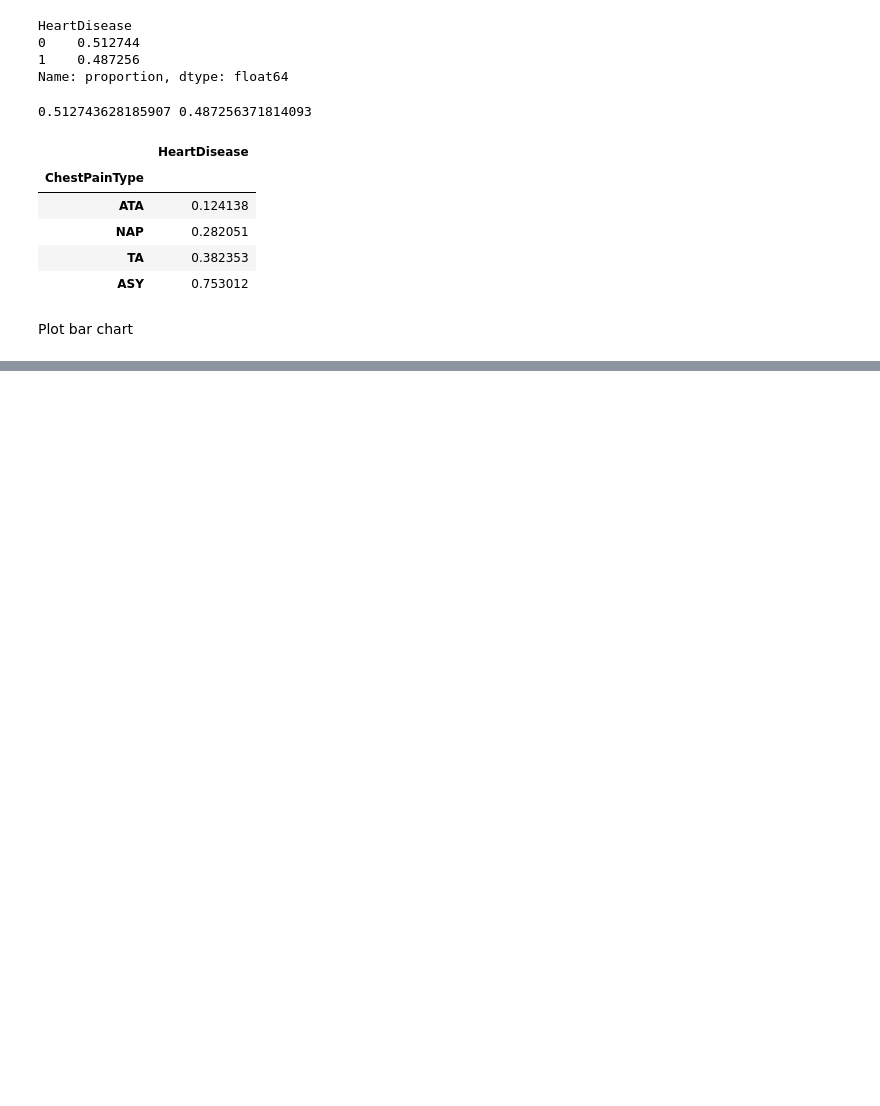
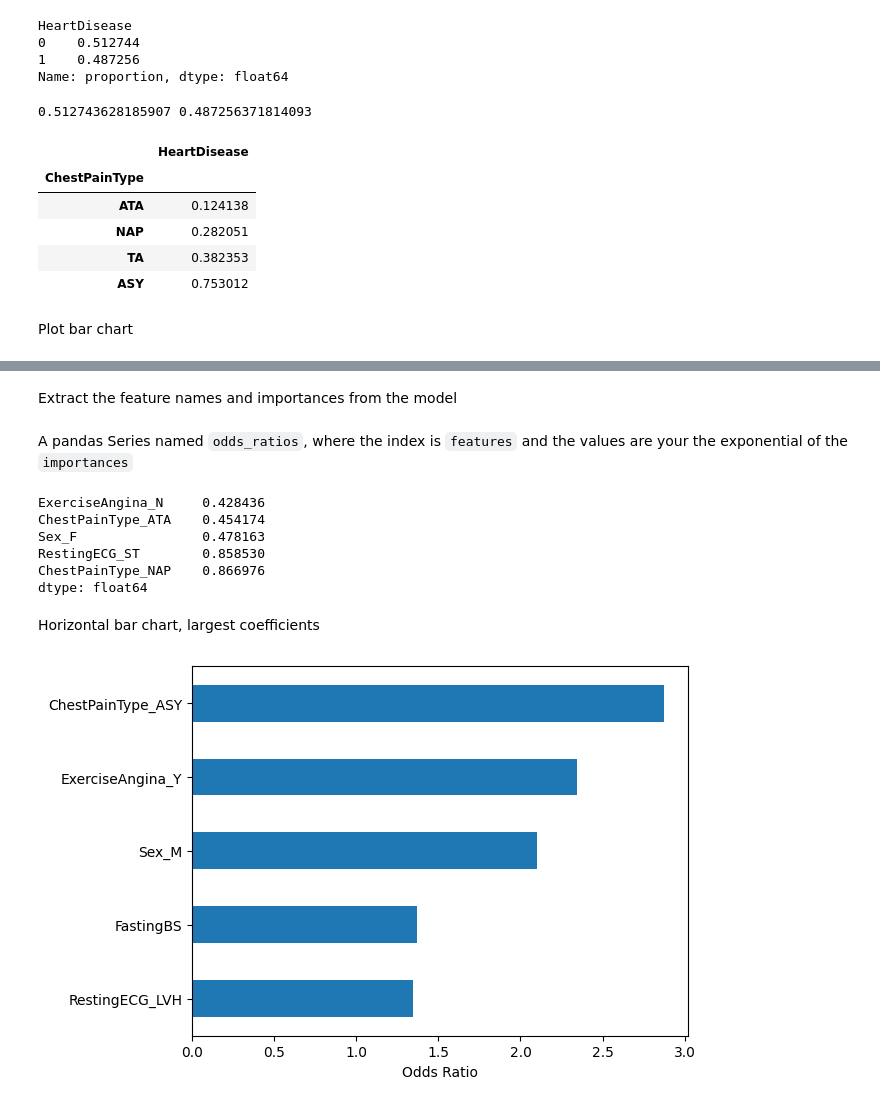
Before and after one commit to vin-olot/Projects, a Jupyter notebook: Heart Failure Prediction.ipynb, the cells around one changed output, grey strips where cells are left out. Saved outputs shown, nothing was run; the diff lists cells and outputs as text; code cells hidden in the pictures; blank space fills up the shorter version.

```diff
--- a/Heart Failure Prediction.ipynb
+++ b/Heart Failure Prediction.ipynb
@@ -180,0 +210,5 @@ plt.legend(loc = "lower right");
+# %%
+model = make_pipeline(
+    OneHotEncoder(use_cat_names = True),
+    LogisticRegression(max_iter = 1000)
+)
@@ -180,0 +217,2 @@ plt.legend(loc = "lower right");
+# %%
+model.fit(X_train, y_train)
@@ -180,0 +249,24 @@ plt.legend(loc = "lower right");
+# %% [markdown]
+Extract the feature names and importances from the model
+# %%
+features = model.named_steps["onehotencoder"].get_feature_names()
+importances = model.named_steps["logisticregression"].coef_[0]
+# %% [markdown]
+A pandas Series named `odds_ratios`, where the index is `features` and the values are your the exponential of the `importances`
+# %%
+odds_ratios = pd.Series(np.exp(importances), index = features).sort_values()
+odds_ratios.head()
+# %% [output]
+ExerciseAngina_N     0.428436
+ChestPainType_ATA    0.454174
+Sex_F                0.478163
+RestingECG_ST        0.858530
+ChestPainType_NAP    0.866976
+dtype: float64
+# %% [markdown]
+Horizontal bar chart, largest coefficients
+# %%
+odds_ratios.tail().plot(kind = "barh")
+plt.xlabel("Odds Ratio");
+# %% [output]
+[figure, added]
```
Also changed, not shown: parts of 23 cells of this notebook.
